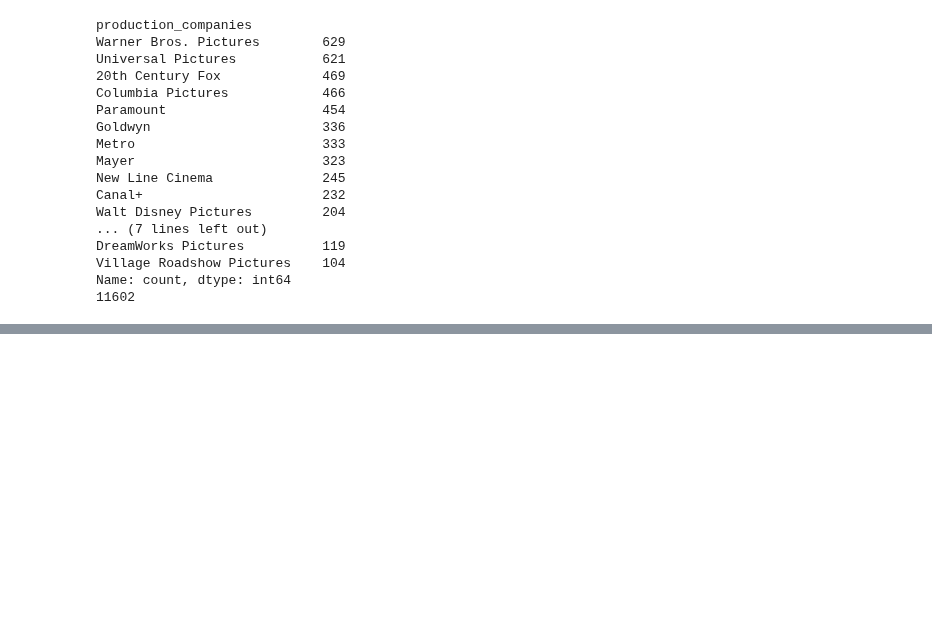
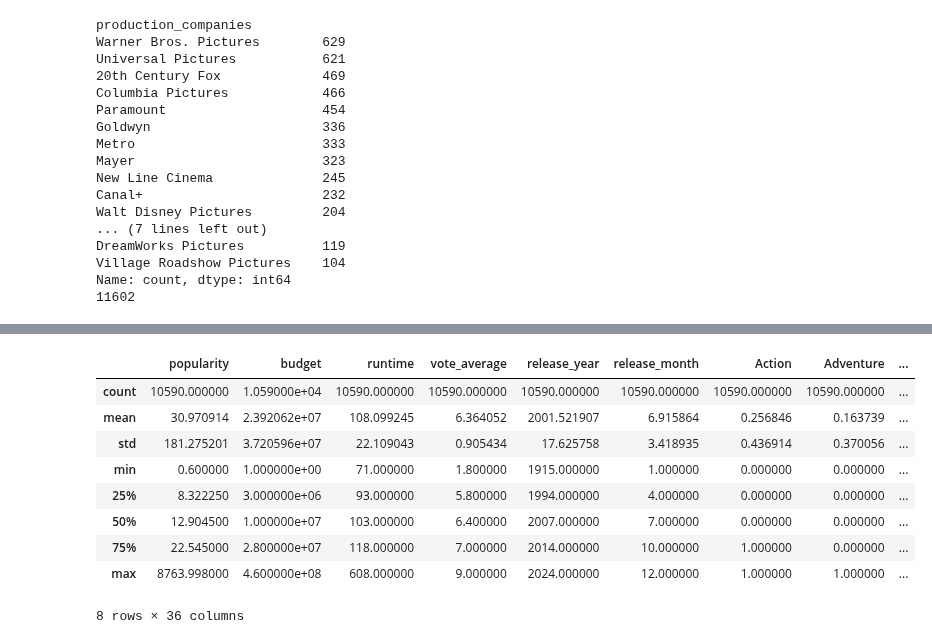
Before and after one commit to rodrigosantana24/projeto-pisi3, a Jupyter notebook: tratamento_gabriel.ipynb, the cells around one changed output, grey strips where cells are left out. Saved outputs shown, nothing was run; the diff lists cells and outputs as text; code cells hidden in the pictures; blank space fills up the shorter version.

```diff
--- a/tratamento_gabriel.ipynb
+++ b/tratamento_gabriel.ipynb
@@ -219,0 +243,13 @@ df= pd.concat([df.drop(['production_companies'], axis=1),
+# %%
+df.describe()
+# %% [output]
+|  | popularity | budget | runtime | vote_average | release_year | release_month | Action | Adventure | ... |
+| count | 10590.000000 | 1.059000e+04 | 10590.000000 | 10590.000000 | 10590.000000 | 10590.000000 | 10590.000000 | 10590.000000 | ... |
+| mean | 30.970914 | 2.392062e+07 | 108.099245 | 6.364052 | 2001.521907 | 6.915864 | 0.256846 | 0.163739 | ... |
+| std | 181.275201 | 3.720596e+07 | 22.109043 | 0.905434 | 17.625758 | 3.418935 | 0.436914 | 0.370056 | ... |
+| min | 0.600000 | 1.000000e+00 | 71.000000 | 1.800000 | 1915.000000 | 1.000000 | 0.000000 | 0.000000 | ... |
+| 25% | 8.322250 | 3.000000e+06 | 93.000000 | 5.800000 | 1994.000000 | 4.000000 | 0.000000 | 0.000000 | ... |
+| 50% | 12.904500 | 1.000000e+07 | 103.000000 | 6.400000 | 2007.000000 | 7.000000 | 0.000000 | 0.000000 | ... |
+| 75% | 22.545000 | 2.800000e+07 | 118.000000 | 7.000000 | 2014.000000 | 10.000000 | 1.000000 | 0.000000 | ... |
+| max | 8763.998000 | 4.600000e+08 | 608.000000 | 9.000000 | 2024.000000 | 12.000000 | 1.000000 | 1.000000 | ... |
+8 rows × 36 columns
```
Also changed, not shown: parts of 4 cells of this notebook, 1 other file.
